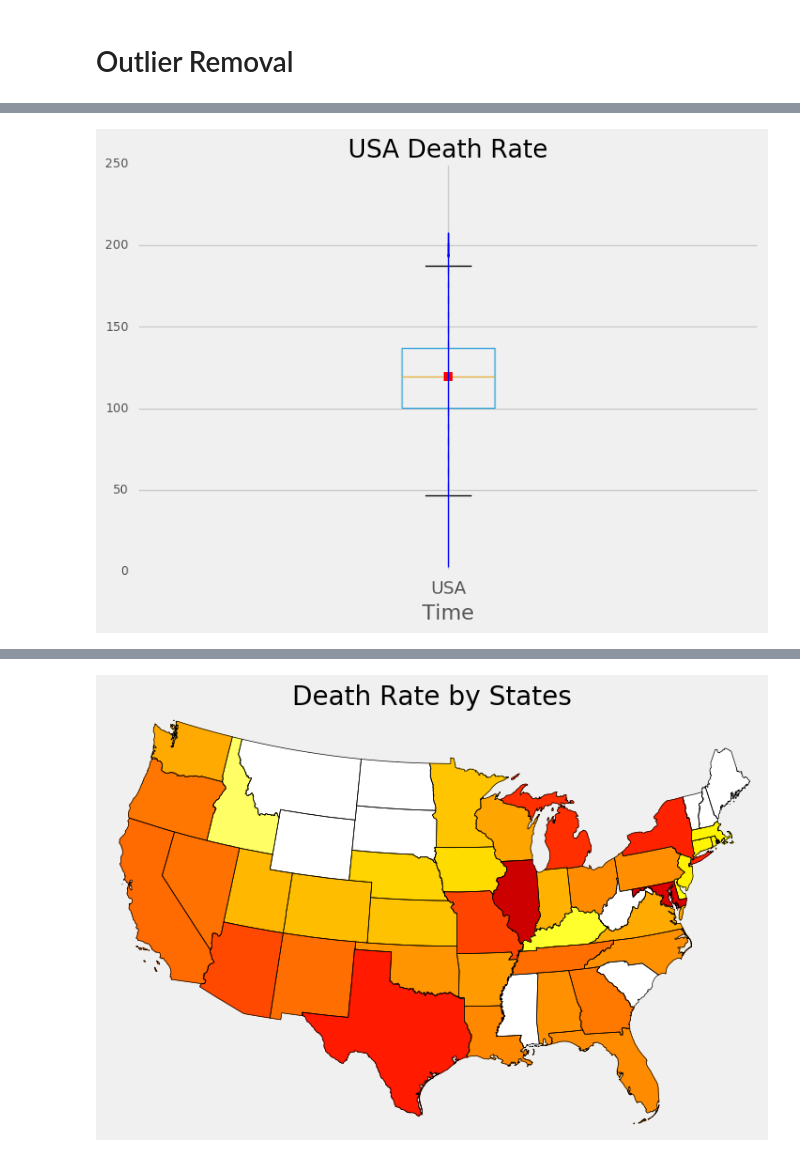
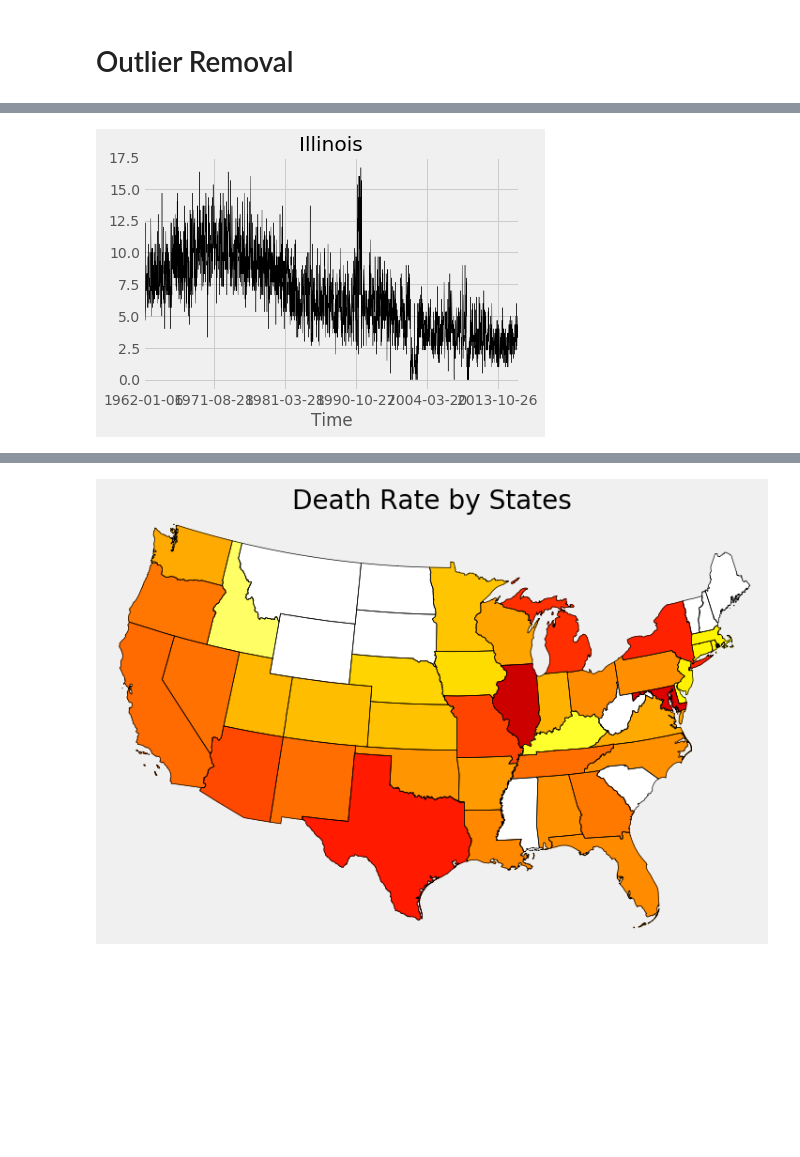
Before and after one commit to Ceolium/Statistics, a Jupyter notebook: Probabilities and Statistics.ipynb, the cells around one changed output, grey strips where cells are left out. Drawn from its saved outputs; the diff is of its cells as text; code cells hidden in the pictures; blank space fills up the shorter version.

```diff
--- a/Probabilities and Statistics.ipynb
+++ b/Probabilities and Statistics.ipynb
@@ -75,13 +66,7 @@ Name: USA, dtype: float64
 # %%
-box_us.plot(kind='line', linewidth=0.4, color='b')
+m_Illi.plot(kind='line', linewidth=0.4, color='black')
 plt.xlabel("Time")
-plt.title("USA Death Rate")
+plt.title("Illinois")
 plt.show()
+# %% [output]
+[figure, added]
-# %%
-box_usa = pd.DataFrame(box_us)
-box_usa.boxplot(showmeans=True)
-plt.xlabel("Time")
-plt.title("USA Death Rate")
-plt.show()
-# %% [output]
-[figure, removed]
```
Also changed, not shown: parts of 6 cells of this notebook.
